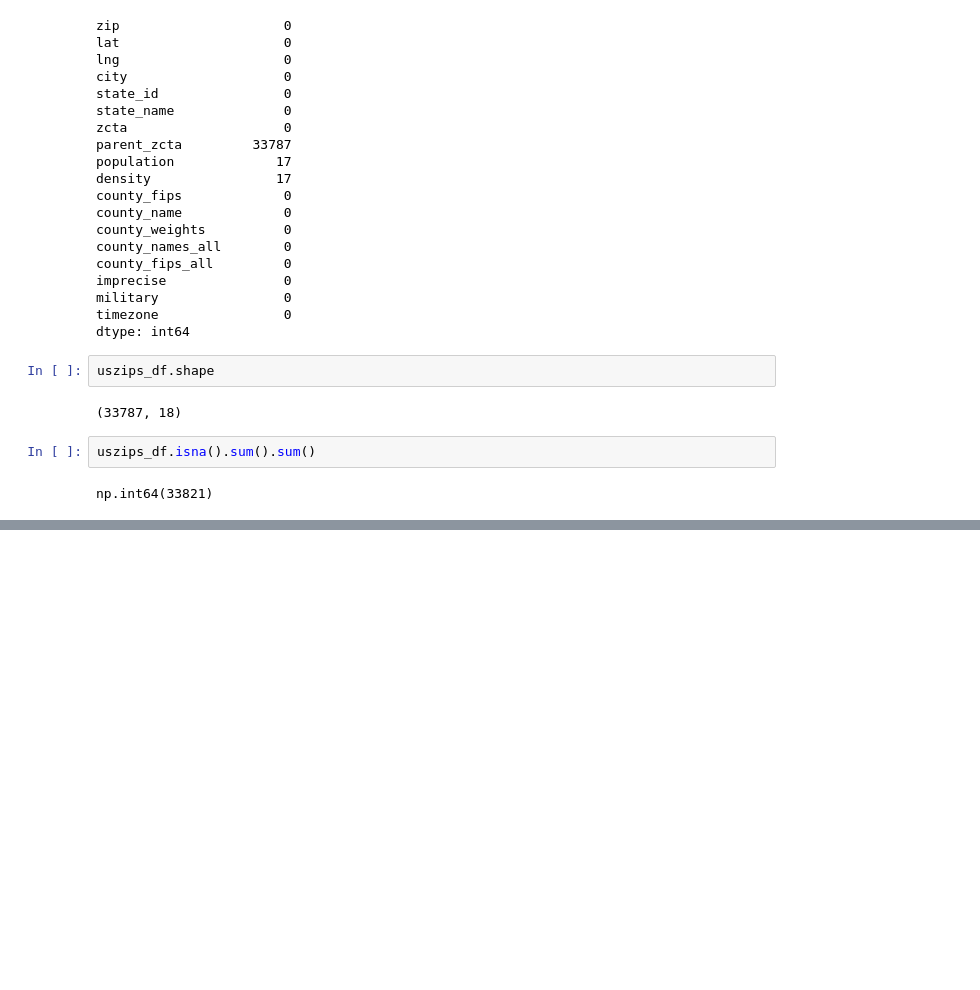
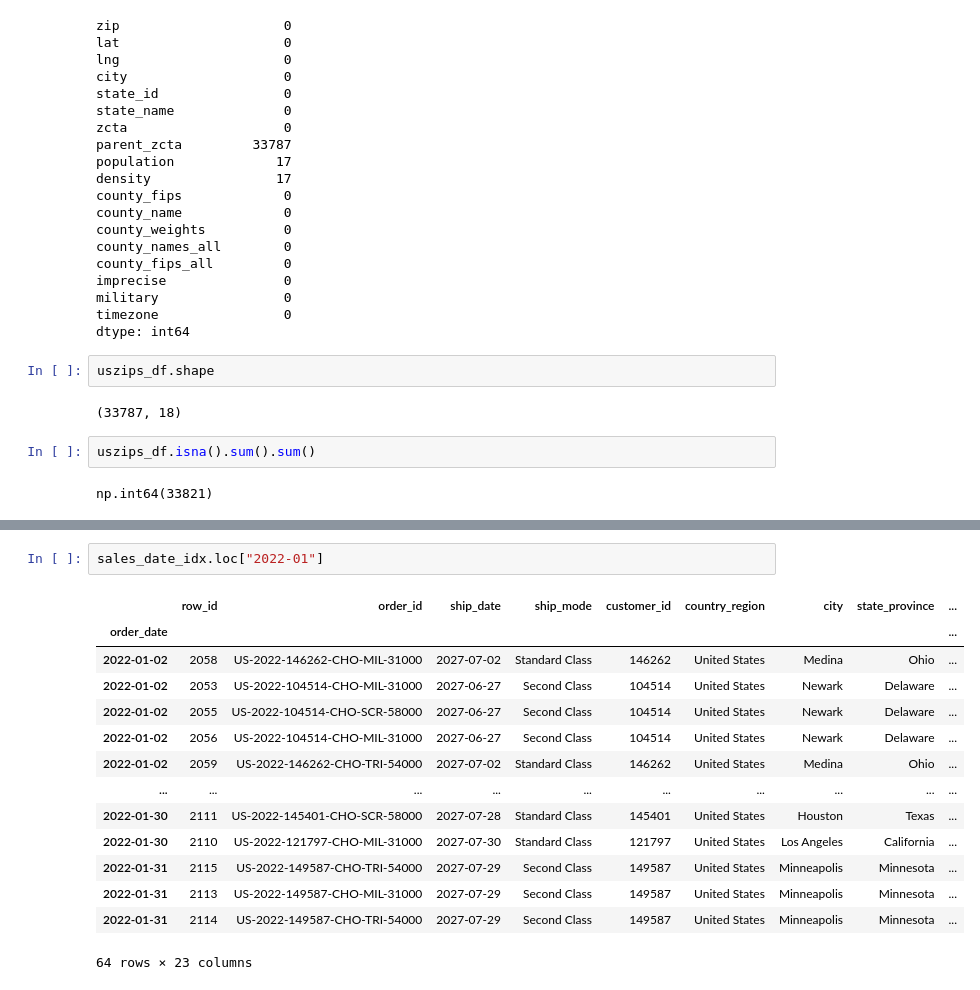
Before and after one commit to Pranishgrg21/Analysis_using_pandas, a Jupyter notebook: candy_sales_analysis.ipynb, the cells around one changed output, grey strips where cells are left out. Saved outputs shown, nothing was run; the diff lists cells and outputs as text; blank space fills up the shorter version.

```diff
--- a/candy_sales_analysis.ipynb
+++ b/candy_sales_analysis.ipynb
@@ -1274,0 +1337,17 @@ np.int64(33821)
+# %%
+sales_date_idx.loc["2022-01"]
+# %% [output]
+|  | row_id | order_id | ship_date | ship_mode | customer_id | country_region | city | state_province | ... |
+| order_date |  |  |  |  |  |  |  |  | ... |
+| 2022-01-02 | 2058 | US-2022-146262-CHO-MIL-31000 | 2027-07-02 | Standard Class | 146262 | United States | Medina | Ohio | ... |
+| 2022-01-02 | 2053 | US-2022-104514-CHO-MIL-31000 | 2027-06-27 | Second Class | 104514 | United States | Newark | Delaware | ... |
+| 2022-01-02 | 2055 | US-2022-104514-CHO-SCR-58000 | 2027-06-27 | Second Class | 104514 | United States | Newark | Delaware | ... |
+| 2022-01-02 | 2056 | US-2022-104514-CHO-MIL-31000 | 2027-06-27 | Second Class | 104514 | United States | Newark | Delaware | ... |
+| 2022-01-02 | 2059 | US-2022-146262-CHO-TRI-54000 | 2027-07-02 | Standard Class | 146262 | United States | Medina | Ohio | ... |
+| ... | ... | ... | ... | ... | ... | ... | ... | ... | ... |
+| 2022-01-30 | 2111 | US-2022-145401-CHO-SCR-58000 | 2027-07-28 | Standard Class | 145401 | United States | Houston | Texas | ... |
+| 2022-01-30 | 2110 | US-2022-121797-CHO-MIL-31000 | 2027-07-30 | Standard Class | 121797 | United States | Los Angeles | California | ... |
+| 2022-01-31 | 2115 | US-2022-149587-CHO-TRI-54000 | 2027-07-29 | Second Class | 149587 | United States | Minneapolis | Minnesota | ... |
+| 2022-01-31 | 2113 | US-2022-149587-CHO-MIL-31000 | 2027-07-29 | Second Class | 149587 | United States | Minneapolis | Minnesota | ... |
+| 2022-01-31 | 2114 | US-2022-149587-CHO-TRI-54000 | 2027-07-29 | Second Class | 149587 | United States | Minneapolis | Minnesota | ... |
+64 rows × 23 columns
```
Also changed, not shown: parts of 9 cells of this notebook.
